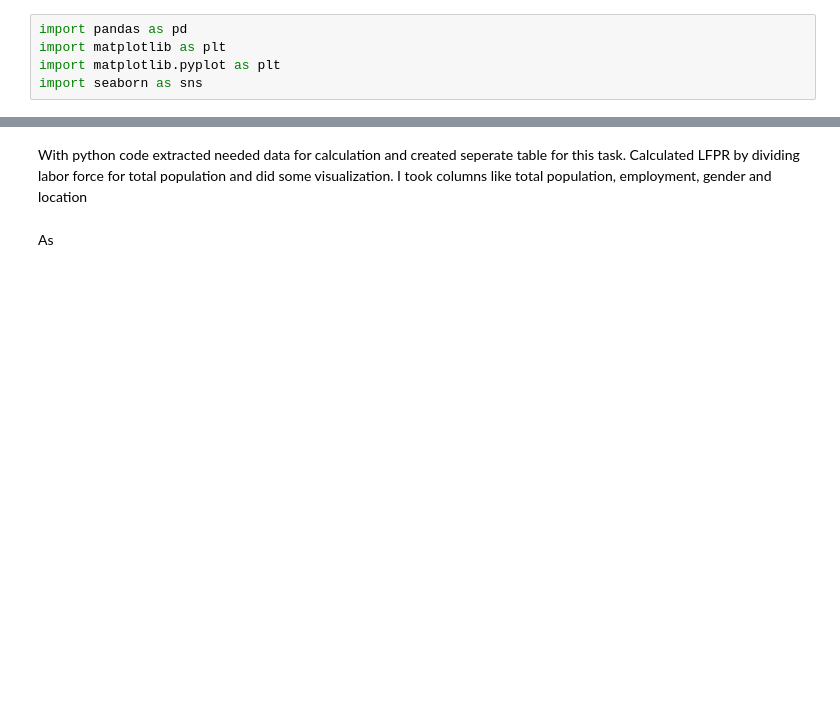
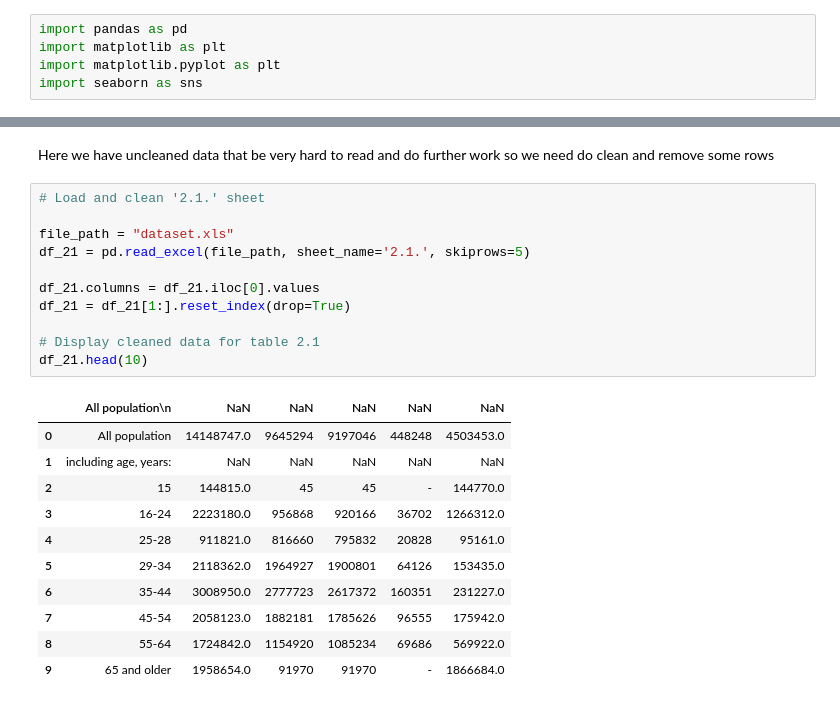
Before and after one commit to bochida/Economic-and-Employment-analysis-of-2024, a Jupyter notebook: python_analysis.ipynb, the cells around one changed output, grey strips where cells are left out. Cells and saved outputs as stored; diff of their text form; blank space fills up the shorter version.

```diff
--- a/python_analysis.ipynb
+++ b/python_analysis.ipynb
@@ -101,4 +41,25 @@ Key Insights:
-# %% [markdown]
-With python code extracted needed data for calculation and created seperate table for this task. Calculated LFPR by dividing labor force for total population and did some visualization. I took columns like total population, employment, gender and location
-# %% [markdown]
-As
+# %% [markdown]
+Here we have uncleaned data that be very hard to read and do further work so we need do clean and remove some rows
+# %%
+# Load and clean '2.1.' sheet
+
+file_path = "dataset.xls"
+df_21 = pd.read_excel(file_path, sheet_name='2.1.', skiprows=5)
+
+df_21.columns = df_21.iloc[0].values
+df_21 = df_21[1:].reset_index(drop=True)
+
+# Display cleaned data for table 2.1
+df_21.head(10)
+# %% [output]
+|  | All population\n | NaN | NaN | NaN | NaN | NaN |
+| 0 | All population | 14148747.0 | 9645294 | 9197046 | 448248 | 4503453.0 |
+| 1 | including age, years: | NaN | NaN | NaN | NaN | NaN |
+| 2 | 15 | 144815.0 | 45 | 45 | - | 144770.0 |
+| 3 | 16-24 | 2223180.0 | 956868 | 920166 | 36702 | 1266312.0 |
+| 4 | 25-28 | 911821.0 | 816660 | 795832 | 20828 | 95161.0 |
+| 5 | 29-34 | 2118362.0 | 1964927 | 1900801 | 64126 | 153435.0 |
+| 6 | 35-44 | 3008950.0 | 2777723 | 2617372 | 160351 | 231227.0 |
+| 7 | 45-54 | 2058123.0 | 1882181 | 1785626 | 96555 | 175942.0 |
+| 8 | 55-64 | 1724842.0 | 1154920 | 1085234 | 69686 | 569922.0 |
+| 9 | 65 and older | 1958654.0 | 91970 | 91970 | - | 1866684.0 |
```
Also changed, not shown: parts of 13 cells of this notebook.
